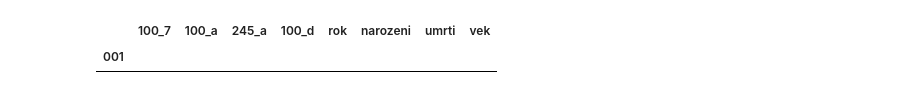
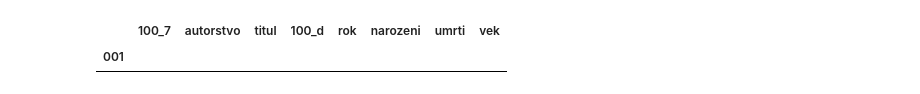
Before and after one commit to DataRozhlas/knizni-peoplemetr, a Jupyter notebook: 134_tvar_karier.ipynb, the cells around one changed output. Saved outputs shown, nothing was run; the diff lists cells and outputs as text; code cells hidden in the pictures.

```diff
--- a/134_tvar_karier.ipynb
+++ b/134_tvar_karier.ipynb
@@ -80,0 +101,3 @@ def umrti(radek):
+# %%
+stovky = stovky[['100_d']]
+stovky
@@ -81,3 +119,7 @@ def umrti(radek):
+# %%
+df = df.merge(stovky, how='left', left_index=True, right_index=True)
+# %%
+df = df.merge(pd.read_parquet(os.path.join("data/cnb_sloupce","655.parquet")), how='left', left_index=True, right_index=True)
 # %%
 df['narozeni'] = df.apply(lambda row: narozeni(row), axis=1)
 df['umrti'] = df.apply(lambda row: umrti(row), axis=1)
@@ -113,7 +155,7 @@ len(df)
 # %%
 df = df.sort_values(by='rok')
 # %%
-df = df.drop_duplicates(subset=['100_7','245_a'], keep='first')
+df = df.drop_duplicates(subset=['autorstvo','titul'], keep='first')
 # %%
 df['100_7'].nunique()
 # %% [output]
@@ -159,9 +197,9 @@ df[df['vek'] < 0]
 # %%
 df = df[df['vek'] > 0]
 # %%
-df[df['vek'] > 100][['100_7','100_a','245_a','100_d','rok','narozeni','umrti','vek']].drop_duplicates(subset=['100_7'],keep="first")
+df[df['vek'] > 100][['100_7','autorstvo','titul','100_d','rok','narozeni','umrti','vek']].drop_duplicates(subset=['100_7'],keep="first")
 # %% [output]
-|  | 100_7 | 100_a | 245_a | 100_d | rok | narozeni | umrti | vek |
+|  | 100_7 | autorstvo | titul | 100_d | rok | narozeni | umrti | vek |
 | 001 |  |  |  |  |  |  |  |  |
 # %%
 df = df.dropna(subset=['vek'])
```
Also changed, not shown: parts of 29 cells of this notebook, 10 other files.
